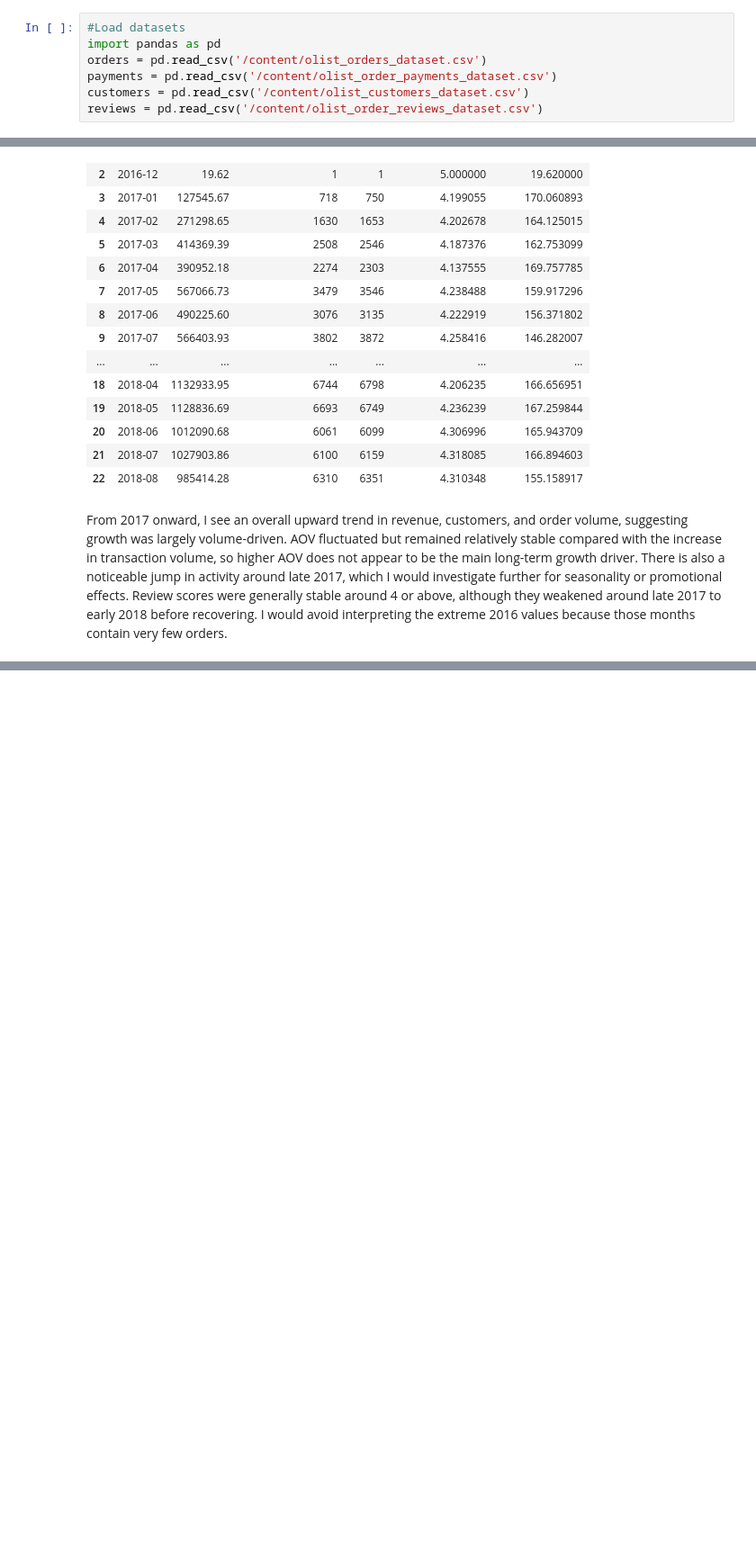
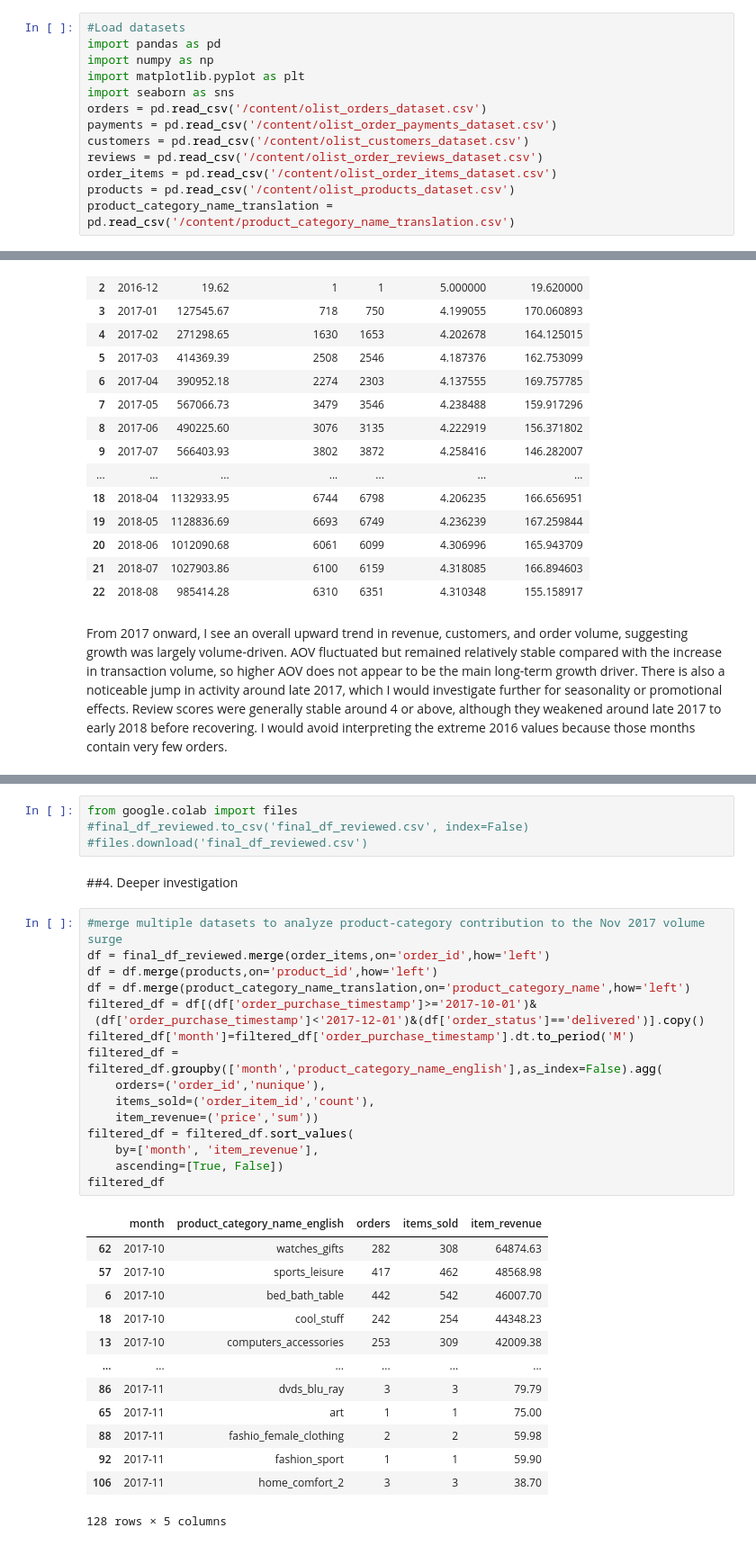
Before and after one commit to LukeXboy/E-Commerce-Data-Analysis-Personal-Project, a Jupyter notebook: 01_data_audit.ipynb, the cells around one changed output, grey strips where cells are left out. Shown at 90% size. Drawn from its saved outputs; the diff is of its cells as text; blank space fills up the shorter version.

Commit message:
Deeper investigation

```diff
--- a/01_data_audit.ipynb
+++ b/01_data_audit.ipynb
@@ -5,10 +5,16 @@
 # %%
 #Load datasets
 import pandas as pd
+import numpy as np
+import matplotlib.pyplot as plt
+import seaborn as sns
 orders = pd.read_csv('/content/olist_orders_dataset.csv')
 payments = pd.read_csv('/content/olist_order_payments_dataset.csv')
 customers = pd.read_csv('/content/olist_customers_dataset.csv')
 reviews = pd.read_csv('/content/olist_order_reviews_dataset.csv')
+order_items = pd.read_csv('/content/olist_order_items_dataset.csv')
+products = pd.read_csv('/content/olist_products_dataset.csv')
+product_category_name_translation = pd.read_csv('/content/product_category_name_translation.csv')
 # %% [markdown]
 ##1. Data Quality
 # %%
@@ -319,0 +341,36 @@ From 2017 onward, I see an overall upward trend in revenue, customers, and order
+# %%
+from google.colab import files
+#final_df_reviewed.to_csv('final_df_reviewed.csv', index=False)
+#files.download('final_df_reviewed.csv')
+# %% [markdown]
+##4. Deeper investigation
+# %%
+#merge multiple datasets to analyze product-category contribution to the Nov 2017 volume surge
+df = final_df_reviewed.merge(order_items,on='order_id',how='left')
+df = df.merge(products,on='product_id',how='left')
+df = df.merge(product_category_name_translation,on='product_category_name',how='left')
+filtered_df = df[(df['order_purchase_timestamp']>='2017-10-01')&
+ (df['order_purchase_timestamp']<'2017-12-01')&(df['order_status']=='delivered')].copy()
+filtered_df['month']=filtered_df['order_purchase_timestamp'].dt.to_period('M')
+filtered_df = filtered_df.groupby(['month','product_category_name_english'],as_index=False).agg(
+    orders=('order_id','nunique'),
+    items_sold=('order_item_id','count'),
+    item_revenue=('price','sum'))
+filtered_df = filtered_df.sort_values(
+    by=['month', 'item_revenue'],
+    ascending=[True, False])
+filtered_df
+# %% [output]
+|  | month | product_category_name_english | orders | items_sold | item_revenue |
+| 62 | 2017-10 | watches_gifts | 282 | 308 | 64874.63 |
+| 57 | 2017-10 | sports_leisure | 417 | 462 | 48568.98 |
+| 6 | 2017-10 | bed_bath_table | 442 | 542 | 46007.70 |
+| 18 | 2017-10 | cool_stuff | 242 | 254 | 44348.23 |
+| 13 | 2017-10 | computers_accessories | 253 | 309 | 42009.38 |
+| ... | ... | ... | ... | ... | ... |
+| 86 | 2017-11 | dvds_blu_ray | 3 | 3 | 79.79 |
+| 65 | 2017-11 | art | 1 | 1 | 75.00 |
+| 88 | 2017-11 | fashio_female_clothing | 2 | 2 | 59.98 |
+| 92 | 2017-11 | fashion_sport | 1 | 1 | 59.90 |
+| 106 | 2017-11 | home_comfort_2 | 3 | 3 | 38.70 |
+128 rows × 5 columns
```
Also changed, not shown: parts of 14 cells of this notebook.
